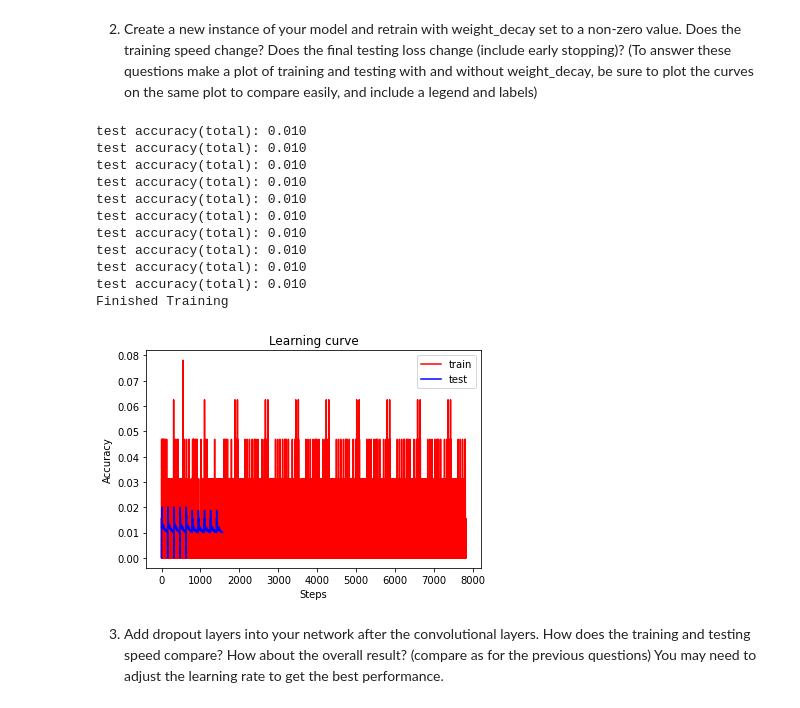
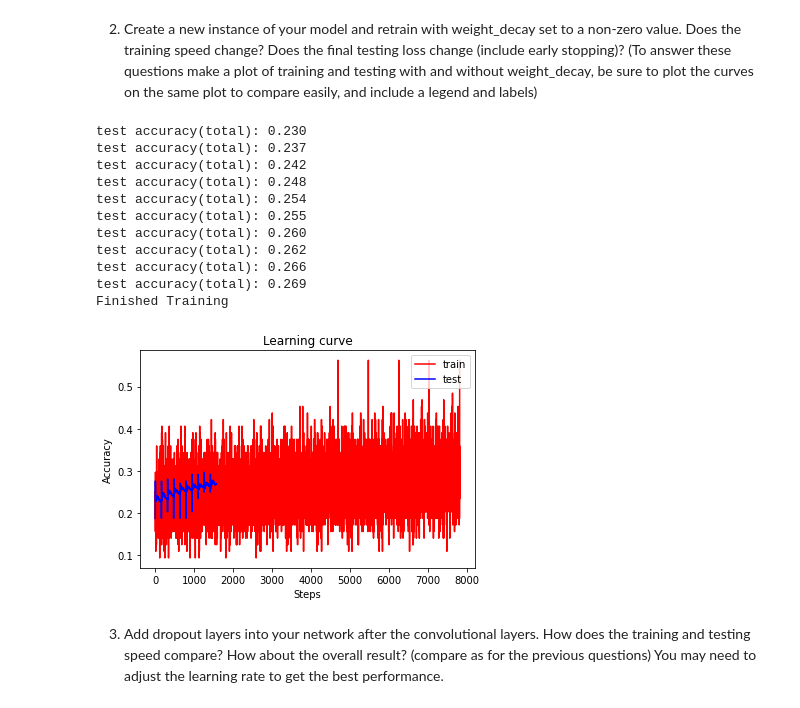
Before and after one commit to nyw-pathfinder/Deep-Learning-Bootcamp-with-PyTorch, a Jupyter notebook: 07-regularization.ipynb, the cells around one changed output. Drawn from its saved outputs; the diff is of its cells as text; code cells hidden in the pictures.

```diff
--- a/07-regularization.ipynb
+++ b/07-regularization.ipynb
@@ -445,7 +448,7 @@ import torch.optim as optim
 
 criterion = nn.CrossEntropyLoss()
 # optimizer = optim.SGD(net2.parameters(), lr=0.001, momentum=0.9, weight_decay=0.01)
-optimizer = optim.Adam(net.parameters(), lr=0.001,  weight_decay=0.01)
+optimizer = optim.Adam(net.parameters(), lr=0.001)
 
 #weight decay 바꿔도 한계가 있는가.
 
@@ -501,44 +504,44 @@ for epoch in range(10):
 #       inputs, labels = data[0].to(device), data[1].to(device)
 #       outputs = net(inputs)
 #       _, indices = outputs.max(dim=1)
 #       accuracy = (indices == labels).int().sum() / len(indices)
 #       test_acc.append(accuracy)
 
 
 
 
 print('Finished Training')
 
 
 
 
 
 # # Plot learning curve (accuracy)
 # steps = np.arange(total_steps)
 
 train_acc = th.stack(train_acc).detach().cpu().numpy()
 test_acc = th.stack(test_acc).detach().cpu().numpy()
 
 plt.xlabel('Steps')
 plt.ylabel('Accuracy')
 plt.plot(train_acc, 'r', label='train') #plot에 하나만 넣으면... y 값으로 된다.
 plt.plot(test_acc, 'b', label='test')
 plt.title('Learning curve')
 plt.legend(loc='upper right')
 plt.show()
 # %% [output]
-test accuracy(total): 0.010
-test accuracy(total): 0.010
-test accuracy(total): 0.010
-test accuracy(total): 0.010
-test accuracy(total): 0.010
-test accuracy(total): 0.010
-test accuracy(total): 0.010
-test accuracy(total): 0.010
-test accuracy(total): 0.010
-test accuracy(total): 0.010
+test accuracy(total): 0.230
+test accuracy(total): 0.237
+test accuracy(total): 0.242
+test accuracy(total): 0.248
+test accuracy(total): 0.254
+test accuracy(total): 0.255
+test accuracy(total): 0.260
+test accuracy(total): 0.262
+test accuracy(total): 0.266
+test accuracy(total): 0.269
 Finished Training
-[figure, old version]
+[figure, new version]
 # %% [markdown]
 3. Add dropout layers into your network after the convolutional
 layers. How does the training and testing speed compare? How about the
```
Also changed, not shown: parts of 1 cell of this notebook.
